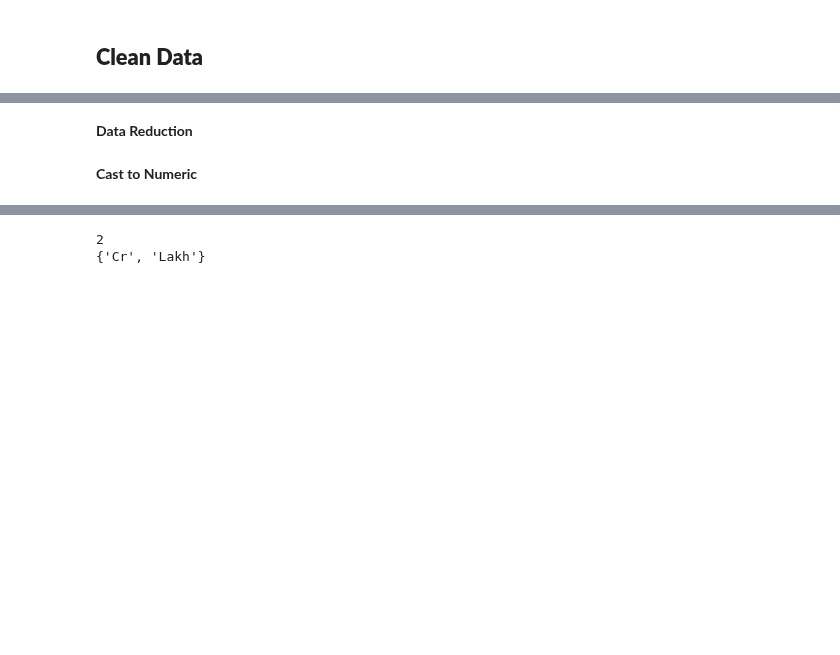
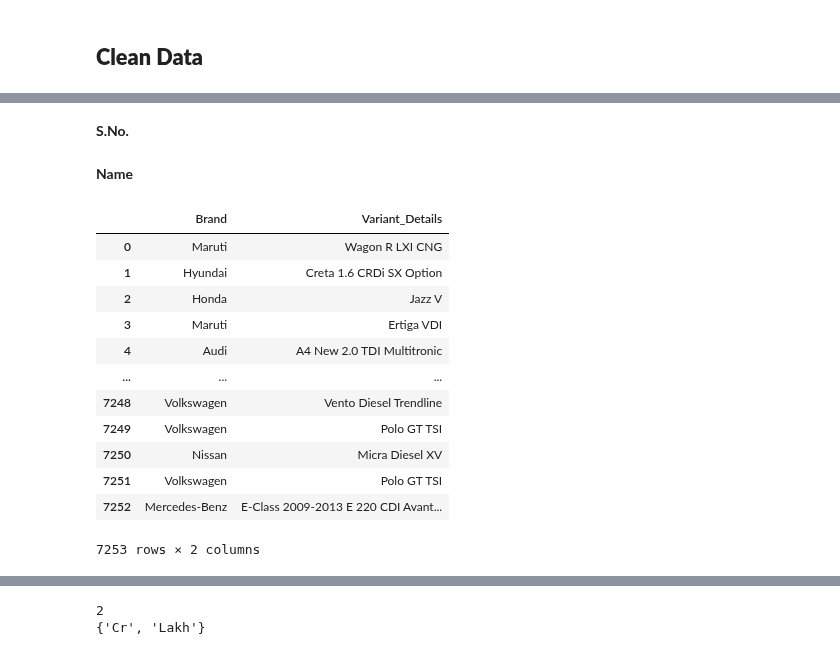
Before and after one commit to safakan/CCTB_repo_safak_atakan_celik, a Jupyter notebook: DEA113/Assignment4/Assignment4_EDA_Kaggle.ipynb, the cells around one changed output, grey strips where cells are left out. Drawn from its saved outputs; the diff is of its cells as text; code cells hidden in the pictures; blank space fills up the shorter version.

```diff
--- a/DEA113/Assignment4/Assignment4_EDA_Kaggle.ipynb
+++ b/DEA113/Assignment4/Assignment4_EDA_Kaggle.ipynb
@@ -179,3 +160,3 @@ memory usage: 793.4+ KB
-# %% [markdown]
-**Data Reduction**
+# %% [markdown]
+**S.No.**
 # %%
@@ -183,3 +164,26 @@ memory usage: 793.4+ KB
 data.drop(columns=["S.No."], inplace=True)
-# %% [markdown]
-**Cast to Numeric**
+# %% [markdown]
+**Name**
+# %%
+# Retrieve brand names
+data["Brand"] = data.Name.str.split().str.get(0)
+# Store the rest as model details, the information here can be used further.
+data["Variant_Details"] = data.Name.str.split().str[1:].str.join(" ")
+# Drop Name column, the new 2 columns add more value now.
+data.drop(columns=["Name"], inplace=True)
+
+data[["Brand","Variant_Details"]]
+# %% [output]
+|  | Brand | Variant_Details |
+| 0 | Maruti | Wagon R LXI CNG |
+| 1 | Hyundai | Creta 1.6 CRDi SX Option |
+| 2 | Honda | Jazz V |
+| 3 | Maruti | Ertiga VDI |
+| 4 | Audi | A4 New 2.0 TDI Multitronic |
+| ... | ... | ... |
+| 7248 | Volkswagen | Vento Diesel Trendline |
+| 7249 | Volkswagen | Polo GT TSI |
+| 7250 | Nissan | Micra Diesel XV |
+| 7251 | Volkswagen | Polo GT TSI |
+| 7252 | Mercedes-Benz | E-Class 2009-2013 E 220 CDI Avant... |
+7253 rows × 2 columns
```
Also changed, not shown: parts of 13 cells of this notebook.
